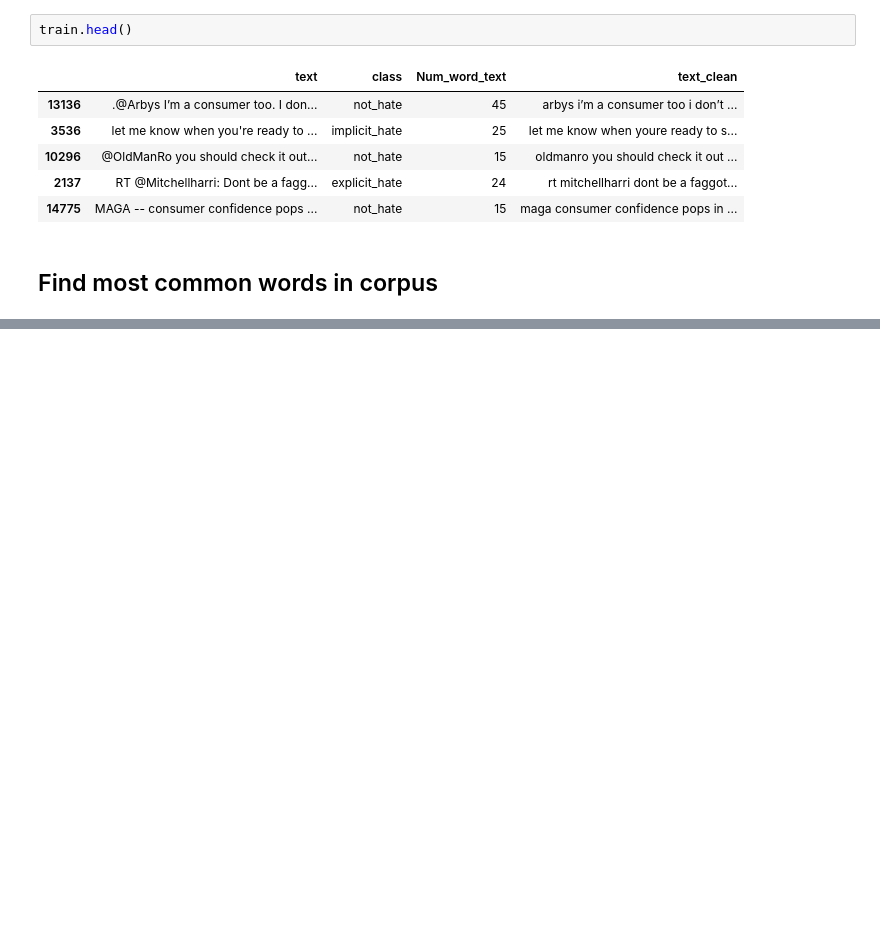
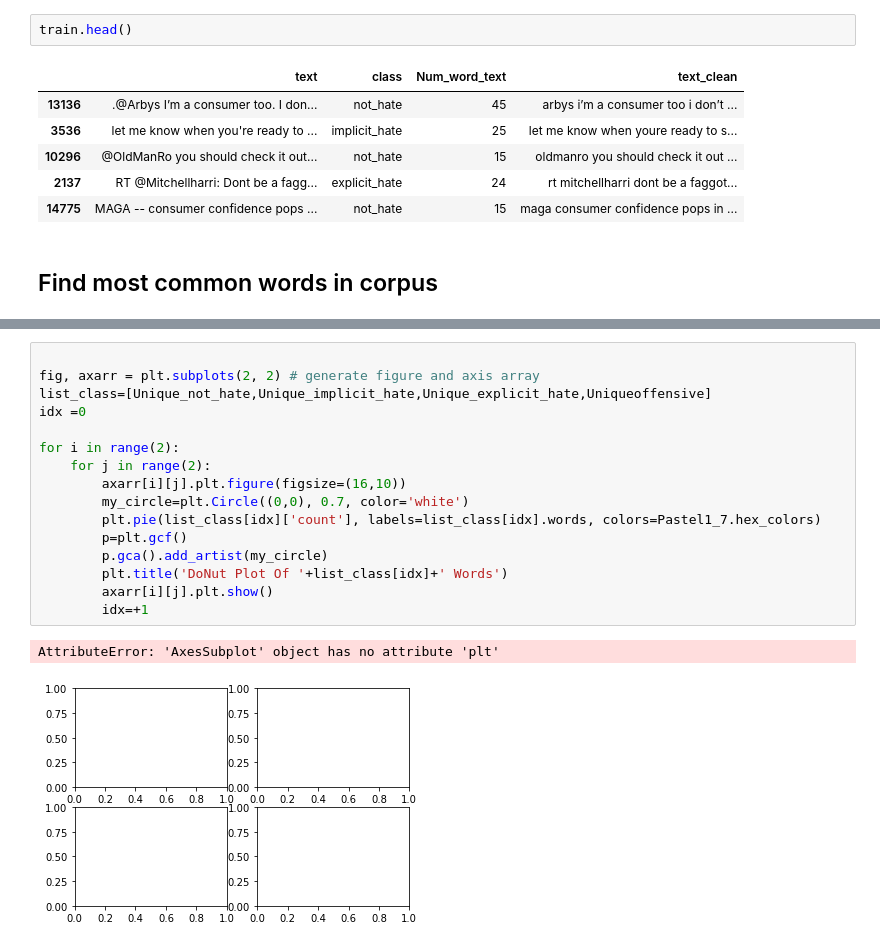
Before and after one commit to uadR1/nlphatespeech, a Jupyter notebook: Hina/count_words_per_class.ipynb, the cells around one changed output, grey strips where cells are left out. Saved outputs shown, nothing was run; the diff lists cells and outputs as text; blank space fills up the shorter version.

```diff
--- a/Hina/count_words_per_class.ipynb
+++ b/Hina/count_words_per_class.ipynb
@@ -189,0 +363,19 @@ train.head()
+# %%
+
+fig, axarr = plt.subplots(2, 2) # generate figure and axis array
+list_class=[Unique_not_hate,Unique_implicit_hate,Unique_explicit_hate,Uniqueoffensive]
+idx =0
+
+for i in range(2):
+    for j in range(2):
+        axarr[i][j].plt.figure(figsize=(16,10))
+        my_circle=plt.Circle((0,0), 0.7, color='white')
+        plt.pie(list_class[idx]['count'], labels=list_class[idx].words, colors=Pastel1_7.hex_colors)
+        p=plt.gcf()
+        p.gca().add_artist(my_circle)
+        plt.title('DoNut Plot Of '+list_class[idx]+' Words')
+        axarr[i][j].plt.show()
+        idx=+1
+# %% [output]
+AttributeError: 'AxesSubplot' object has no attribute 'plt'
+[figure, added]
```
Also changed, not shown: parts of 24 cells of this notebook.
